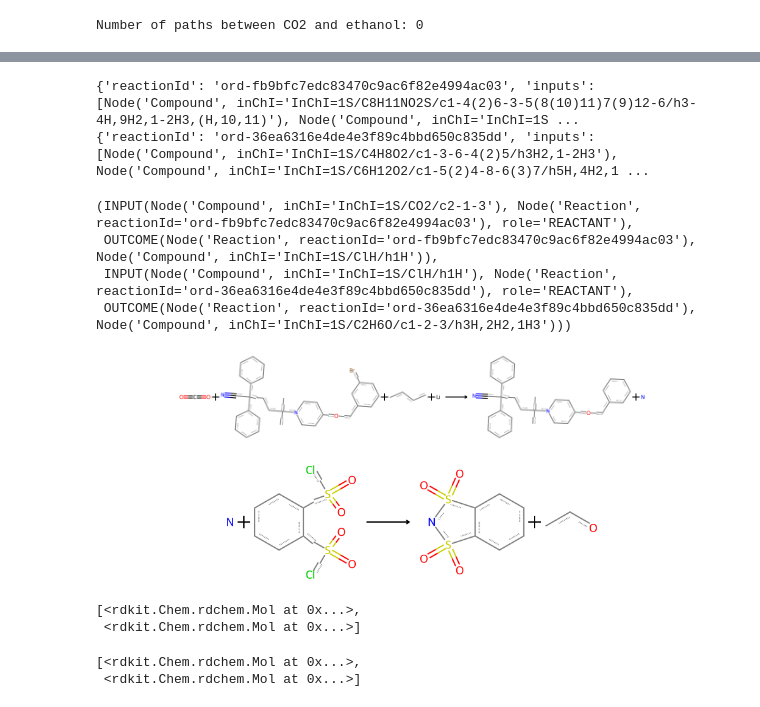
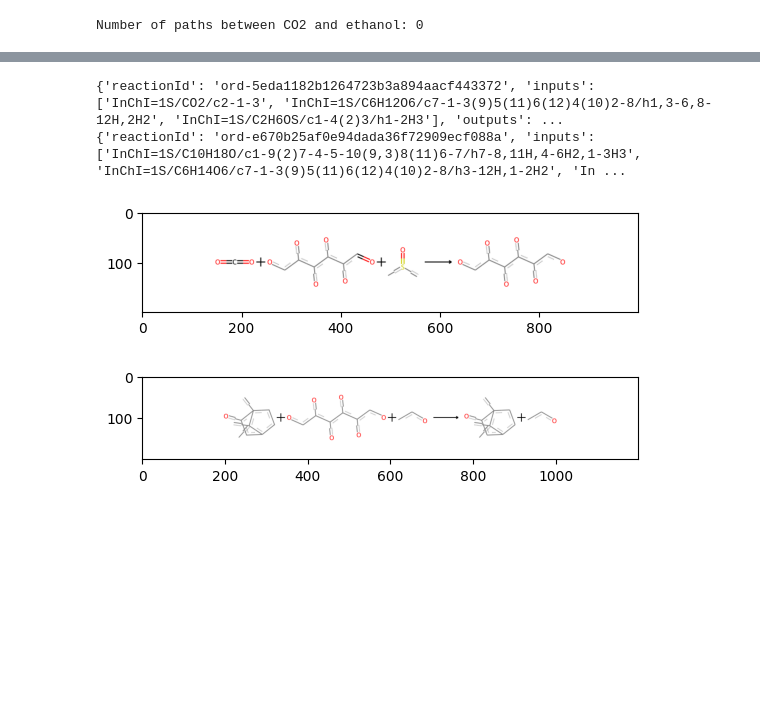
Before and after one commit to wagenrace/openmeasurement_database, a Jupyter notebook: 0005_add_ord/10_co2_to_ethanol.ipynb, the cells around one changed output, grey strips where cells are left out. Cells and saved outputs as stored; diff of their text form; code cells hidden in the pictures; blank space fills up the shorter version.

Commit message:
show full shortest path

```diff
--- a/0005_add_ord/10_co2_to_ethanol.ipynb
+++ b/0005_add_ord/10_co2_to_ethanol.ipynb
@@ -51,5 +51,5 @@ print(response)
 # %%
-response = graph.run(
+reactions = graph.run(
     """
         MATCH (co2:Compound {inChI: "InChI=1S/CO2/c2-1-3"})
         MATCH (ethanol:Compound {inChI: "InChI=1S/C2H6O/c1-2-3/h3H,2H2,1H3"})
@@ -62,69 +62,43 @@ response = graph.run(
         CALL {
             with p2
             MATCH (p2)<-[:INPUT]-(c:Compound)
-            RETURN collect(c) as inputs
+            RETURN collect(c.inChI) as inputs
         }
 
         CALL {
             with p2
             MATCH (p2)-[:OUTCOME]->(c:Compound)
-            RETURN collect(c) as outputs
+            RETURN collect(c.inChI) as outputs
         }
 
         RETURN p2.reactionId as reactionId, inputs, outputs
     """
 ).data()
-for r in response:
-    print(r)
+for reaction in reactions:
+    print(reaction)
 # %% [output]
-{'reactionId': 'ord-fb9bfc7edc83470c9ac6f82e4994ac03', 'inputs': [Node('Compound', inChI='InChI=1S/C8H11NO2S/c1-4(2)6-3-5(8(10)11)7(9)12-6/h3-4H,9H2,1-2H3,(H,10,11)'), Node('Compound', inChI='InChI=1S ...
-{'reactionId': 'ord-36ea6316e4de4e3f89c4bbd650c835dd', 'inputs': [Node('Compound', inChI='InChI=1S/C4H8O2/c1-3-6-4(2)5/h3H2,1-2H3'), Node('Compound', inChI='InChI=1S/C6H12O2/c1-5(2)4-8-6(3)7/h5H,4H2,1 ...
+{'reactionId': 'ord-5eda1182b1264723b3a894aacf443372', 'inputs': ['InChI=1S/CO2/c2-1-3', 'InChI=1S/C6H12O6/c7-1-3(9)5(11)6(12)4(10)2-8/h1,3-6,8-12H,2H2', 'InChI=1S/C2H6OS/c1-4(2)3/h1-2H3'], 'outputs': ...
+{'reactionId': 'ord-e670b25af0e94dada36f72909ecf088a', 'inputs': ['InChI=1S/C10H18O/c1-9(2)7-4-5-10(9,3)8(11)6-7/h7-8,11H,4-6H2,1-3H3', 'InChI=1S/C6H14O6/c7-1-3(9)5(11)6(12)4(10)2-8/h3-12H,1-2H2', 'In ...
-# %%
-path.relationships
-# %% [output]
-(INPUT(Node('Compound', inChI='InChI=1S/CO2/c2-1-3'), Node('Reaction', reactionId='ord-fb9bfc7edc83470c9ac6f82e4994ac03'), role='REACTANT'),
- OUTCOME(Node('Reaction', reactionId='ord-fb9bfc7edc83470c9ac6f82e4994ac03'), Node('Compound', inChI='InChI=1S/ClH/h1H')),
- INPUT(Node('Compound', inChI='InChI=1S/ClH/h1H'), Node('Reaction', reactionId='ord-36ea6316e4de4e3f89c4bbd650c835dd'), role='REACTANT'),
- OUTCOME(Node('Reaction', reactionId='ord-36ea6316e4de4e3f89c4bbd650c835dd'), Node('Compound', inChI='InChI=1S/C2H6O/c1-2-3/h3H,2H2,1H3')))
 # %%
 from rdkit import Chem
 from rdkit.Chem import Draw
+from matplotlib import pyplot
 
-inputs1_raw = response[0]["inputs1"]
-outputs1_raw = response[0]["outputs1"]
+for reaction in reactions:
+    inputs_raw = reaction["inputs"]
+    outputs_raw = reaction["outputs"]
 
-inputs1 = [Chem.MolFromInchi(i) for i in inputs1_raw]
-outputs1 = [Chem.MolFromInchi(i) for i in outputs1_raw]
+    inputs = [Chem.MolFromInchi(i) for i in inputs_raw]
+    outputs = [Chem.MolFromInchi(i) for i in outputs_raw]
 
-input1_smiles = ".".join([Chem.MolToSmiles(i) for i in inputs1])
-output1_smiles = ".".join([Chem.MolToSmiles(i) for i in outputs1])
-reaction = Chem.rdChemReactions.ReactionFromSmarts(f"{input1_smiles}>>{output1_smiles}")
-Draw.ReactionToImage(reaction)
+    input1_smiles = ".".join([Chem.MolToSmiles(i) for i in inputs])
+    output1_smiles = ".".join([Chem.MolToSmiles(i) for i in outputs])
+    reaction = Chem.rdChemReactions.ReactionFromSmarts(
+        f"{input1_smiles}>>{output1_smiles}"
+    )
+    img = Draw.ReactionToImage(reaction)
+    pyplot.imshow(img)
+    pyplot.show()
 # %% [output]
-[figure, old version]
+[figure, new version]
+[figure, added]
-# %%
-from rdkit import Chem
-from rdkit.Chem import Draw
-
-inputs2_raw = response[0]["inputs2"]
-outputs2_raw = response[0]["outputs2"]
-
-inputs2 = [Chem.MolFromInchi(i) for i in inputs2_raw]
-outputs2 = [Chem.MolFromInchi(i) for i in outputs2_raw]
-
-input2_smiles = ".".join([Chem.MolToSmiles(i) for i in inputs2])
-output2_smiles = ".".join([Chem.MolToSmiles(i) for i in outputs2])
-reaction = Chem.rdChemReactions.ReactionFromSmarts(f"{input2_smiles}>>{output2_smiles}")
-Draw.ReactionToImage(reaction)
-# %% [output]
-[figure, removed]
-# %%
-inputs2
-# %% [output]
-[<rdkit.Chem.rdchem.Mol at 0x...>,
- <rdkit.Chem.rdchem.Mol at 0x...>]
-# %%
-outputs2
-# %% [output]
-[<rdkit.Chem.rdchem.Mol at 0x...>,
- <rdkit.Chem.rdchem.Mol at 0x...>]
```
Also changed, not shown: parts of 1 cell of this notebook.
